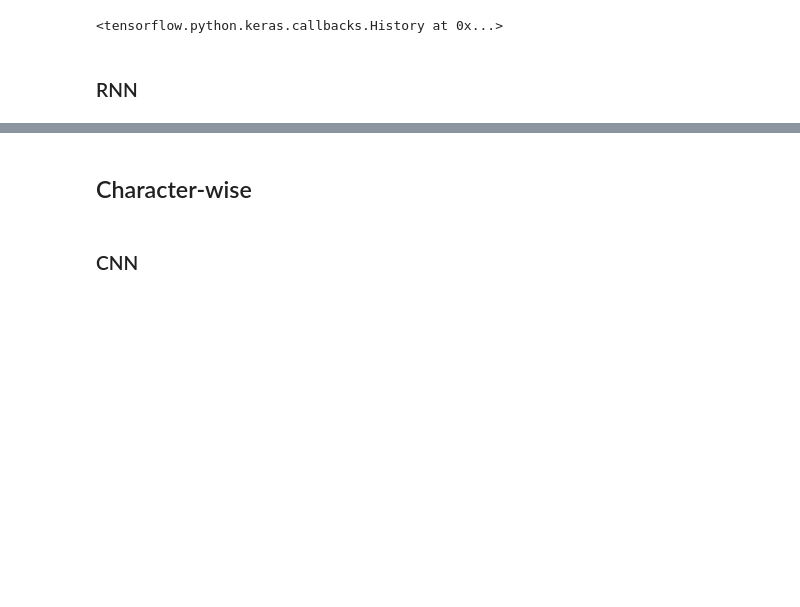
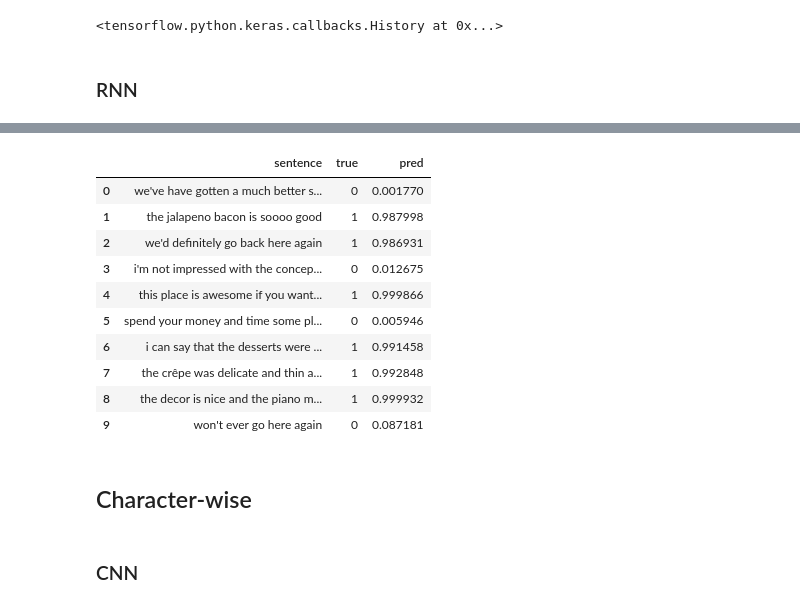
Before and after one commit to pat-alt/neuralNets, a Jupyter notebook: notebook.ipynb, the cells around one changed output, grey strips where cells are left out. Drawn from its saved outputs; the diff is of its cells as text; code cells hidden in the pictures; blank space fills up the shorter version.

```diff
--- a/notebook.ipynb
+++ b/notebook.ipynb
@@ -215,4 +201,6 @@ y = labels
 shuffle_indices = np.random.permutation(np.arange(len(y)))
 x_shuffled = x[shuffle_indices]
 y_shuffled = y[shuffle_indices].argmax(axis=1)
+texts_shuffled = [texts[i] for i in list(shuffle_indices)]
+labels_shuffled = [dt.labels[i] for i in list(shuffle_indices)]
 # %%
@@ -340,4 +329,20 @@ Epoch 10/10
 <tensorflow.python.keras.callbacks.History at 0x...>
+# %%
+slice = 10
+predicted = model.predict(x_shuffled[:slice])
+pd.DataFrame({"sentence": texts_shuffled[:slice],"true": labels_shuffled[:slice], "pred": predicted.flatten()})
+# %% [output]
+|  | sentence | true | pred |
+| 0 | we've have gotten a much better s... | 0 | 0.001770 |
+| 1 | the jalapeno bacon is soooo good | 1 | 0.987998 |
+| 2 | we'd definitely go back here again | 1 | 0.986931 |
+| 3 | i'm not impressed with the concep... | 0 | 0.012675 |
+| 4 | this place is awesome if you want... | 1 | 0.999866 |
+| 5 | spend your money and time some pl... | 0 | 0.005946 |
+| 6 | i can say that the desserts were ... | 1 | 0.991458 |
+| 7 | the crêpe was delicate and thin a... | 1 | 0.992848 |
+| 8 | the decor is nice and the piano m... | 1 | 0.999932 |
+| 9 | won't ever go here again | 0 | 0.087181 |
 # %% [markdown]
 ## Character-wise
 # %% [markdown]
```
Also changed, not shown: parts of 33 cells of this notebook, 1 other file.
